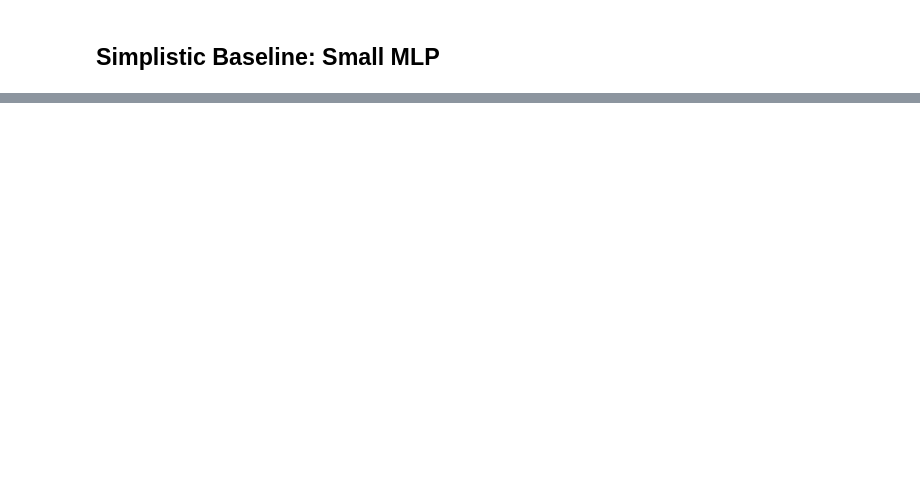
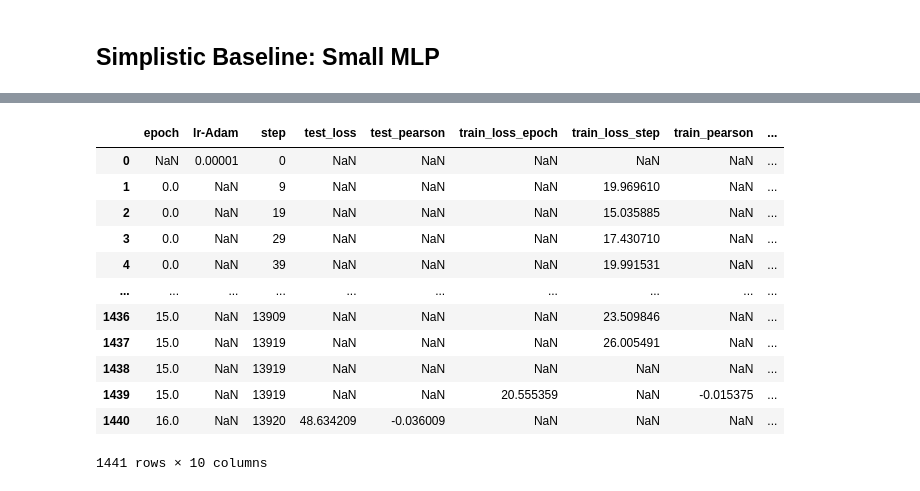
Before and after one commit to NTBiotech/scMLCourse, a Jupyter notebook: notebooks/task_3_perturbation.ipynb, the cells around one changed output, grey strips where cells are left out. Drawn from its saved outputs; the diff is of its cells as text; code cells hidden in the pictures; blank space fills up the shorter version.

```diff
--- a/notebooks/task_3_perturbation.ipynb
+++ b/notebooks/task_3_perturbation.ipynb
@@ -35,2 +67,17 @@ train(model, data_module, max_epochs=1)
 # %%
-logs = pd.read_csv("logs/")
+logs = pd.read_csv(log_dir/"pert_regressor/version_3/metrics.csv")
+logs
+# %% [output]
+|  | epoch | lr-Adam | step | test_loss | test_pearson | train_loss_epoch | train_loss_step | train_pearson | ... |
+| 0 | NaN | 0.00001 | 0 | NaN | NaN | NaN | NaN | NaN | ... |
+| 1 | 0.0 | NaN | 9 | NaN | NaN | NaN | 19.969610 | NaN | ... |
+| 2 | 0.0 | NaN | 19 | NaN | NaN | NaN | 15.035885 | NaN | ... |
+| 3 | 0.0 | NaN | 29 | NaN | NaN | NaN | 17.430710 | NaN | ... |
+| 4 | 0.0 | NaN | 39 | NaN | NaN | NaN | 19.991531 | NaN | ... |
+| ... | ... | ... | ... | ... | ... | ... | ... | ... | ... |
+| 1436 | 15.0 | NaN | 13909 | NaN | NaN | NaN | 23.509846 | NaN | ... |
+| 1437 | 15.0 | NaN | 13919 | NaN | NaN | NaN | 26.005491 | NaN | ... |
+| 1438 | 15.0 | NaN | 13919 | NaN | NaN | NaN | NaN | NaN | ... |
+| 1439 | 15.0 | NaN | 13919 | NaN | NaN | 20.555359 | NaN | -0.015375 | ... |
+| 1440 | 16.0 | NaN | 13920 | 48.634209 | -0.036009 | NaN | NaN | NaN | ... |
+1441 rows × 10 columns
```
Also changed, not shown: parts of 6 cells of this notebook, 1 other file.
